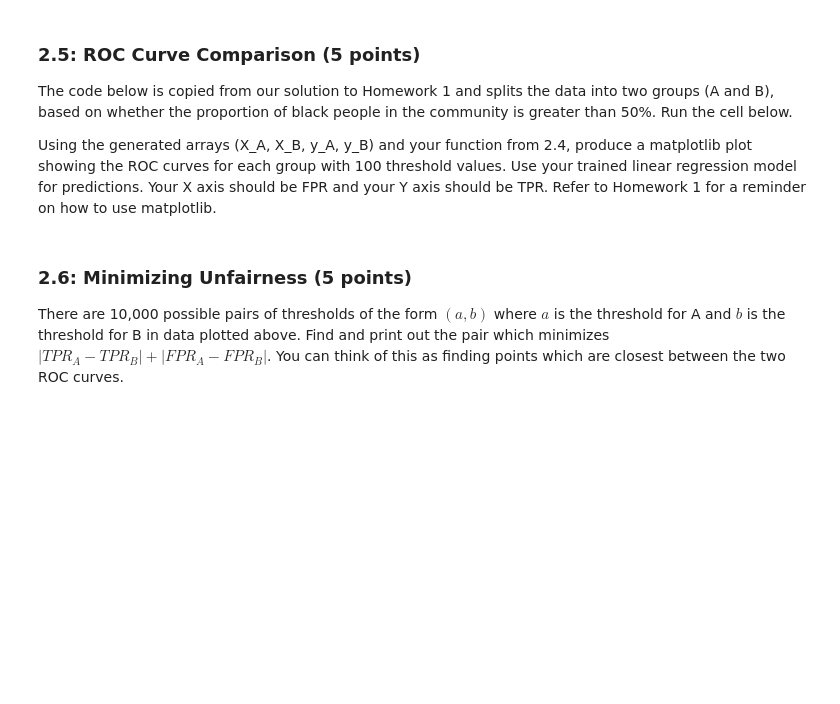
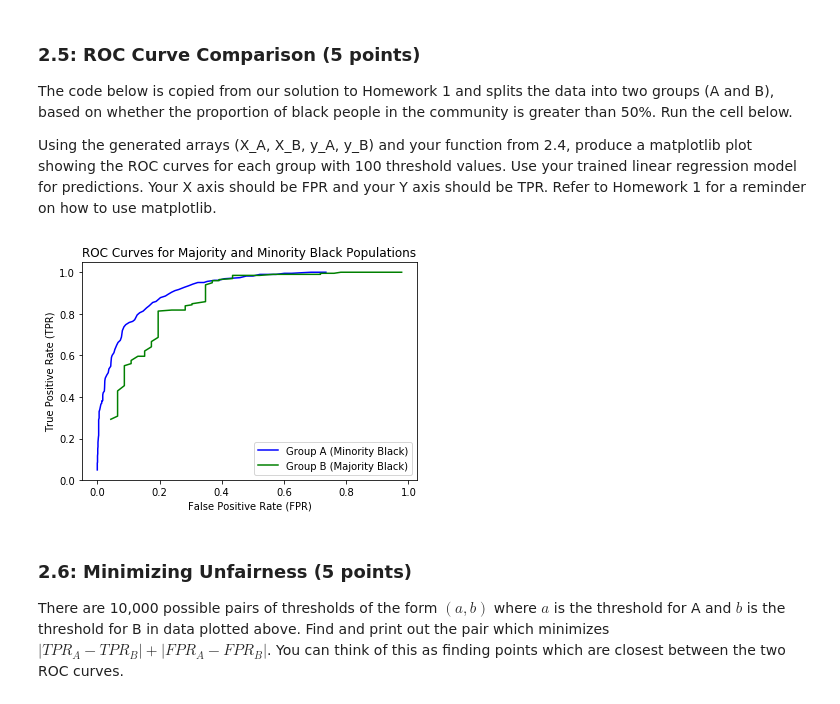
Before and after one commit to sophia-grace/Algorithmic-Fairness, a Jupyter notebook: Homework 3.ipynb, the cells around one changed output. Saved outputs shown, nothing was run; the diff lists cells and outputs as text; code cells hidden in the pictures; blank space fills up the shorter version.

```diff
--- a/Homework 3.ipynb
+++ b/Homework 3.ipynb
@@ -173,7 +171,7 @@ Compute arrays of TPR and FPR values using dataY and y_hat score with 100 thresh
 # %%
 ## YOUR CODE HERE
 
-def compute_roc_curve(y, y_hat_score, num_thresholds):
+def compute_roc_curve(y, y_hat_score, num_thresholds): #ASSUMES y IS A 1D ARRAY
     tpr = []
     fpr = []
 
@@ -187,12 +185,12 @@ def compute_roc_curve(y, y_hat_score, num_thresholds):
 
     for i in range(0, len(steps)):
         y_hat_local = threshold_predictions(y_hat_score, steps[i]) #use the bottom of the interval as a threshold, threshold the real-valued predictions to {0,1} predictions (as in 2.2)
-        tpr.append(true_positive_rate(dataY, y_hat_local)) #compute TPR of the threshold predictions
-        fpr.append(false_positive_rate(dataY, y_hat_local)) #compute FPR of the threshold predictions
+        tpr.append(true_positive_rate(y, y_hat_local)) #compute TPR of the threshold predictions
+        fpr.append(false_positive_rate(y, y_hat_local)) #compute FPR of the threshold predictions
 
     return tpr, fpr
 
-tpr, fpr = compute_roc_curve(dataY, y_hat_score, 100)
+tpr, fpr = compute_roc_curve(y, y_hat_score, 100)
 # %% [markdown]
 ### 2.5: ROC Curve Comparison (5 points)
 
@@ -237,3 +223,31 @@ plt.show()
+# %%
+%matplotlib inline
+import matplotlib.pyplot as plt
+
+## YOUR CODE HERE
+
+# predict for Groups A and B
+groupA_y_hat_score = logreg.predict(X_A)
+groupB_y_hat_score = logreg.predict(X_B)
+
+# Compute TPR and FPR for each group with 100 thresholds
+groupA_TPR, groupA_FPR = compute_roc_curve(y_A, groupA_y_hat_score, 100)
+groupB_TPR, groupB_FPR = compute_roc_curve(y_B, groupB_y_hat_score, 100)
+
+# Create a plot with a caption, X and Y legends, etc
+x_label = 'False Positive Rate (FPR)'
+y_label = 'True Positive Rate (TPR)'
+plt.title('ROC Curves for Majority and Minority Black Populations')
+plt.xlabel(x_label)
+plt.ylabel(y_label)
+
+plt.plot(groupA_FPR, groupA_TPR, color='blue', label='Group A (Minority Black)') ## (x, y, ...)
+plt.plot(groupB_FPR, groupB_TPR, color='green', label='Group B (Majority Black)')
+plt.legend()
+
+plt.show()
+# %% [output]
+[figure, added]
 # %% [markdown]
 ### 2.6: Minimizing Unfairness (5 points)
 
```
Also changed, not shown: parts of 2 cells of this notebook.
